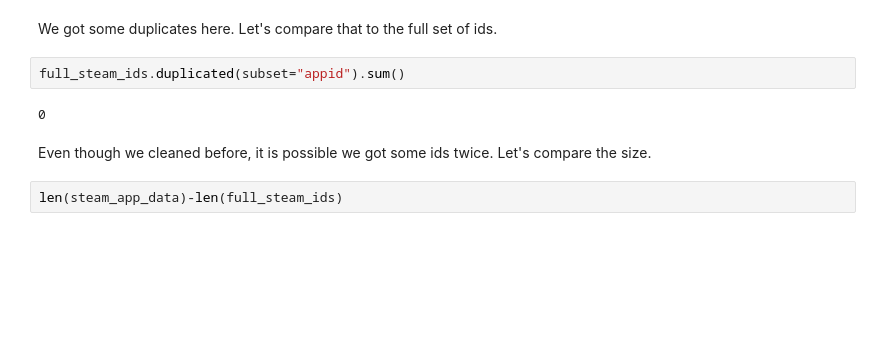
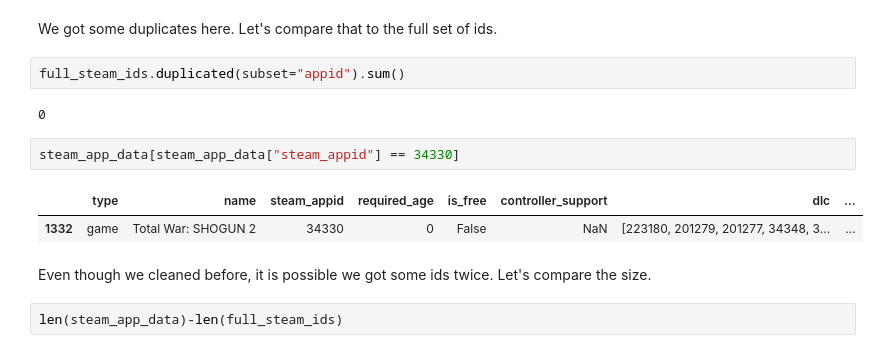
Before and after one commit to Duerkos/steam_analysis, a Jupyter notebook: notebooks/1-data-collection-I01.ipynb, the cells around one changed output. Cells and saved outputs as stored; diff of their text form; blank space fills up the shorter version.

```diff
--- a/notebooks/1-data-collection-I01.ipynb
+++ b/notebooks/1-data-collection-I01.ipynb
@@ -515,6 +519,11 @@ We got some duplicates here. Let's compare that to the full set of ids.
 full_steam_ids.duplicated(subset="appid").sum()
 # %% [output]
 0
+# %%
+steam_app_data[steam_app_data["steam_appid"] == 34330]
+# %% [output]
+|  | type | name | steam_appid | required_age | is_free | controller_support | dlc | ... |
+| 1332 | game | Total War: SHOGUN 2 | 34330 | 0 | False | NaN | [223180, 201279, 201277, 34348, 3... | ... |
 # %% [markdown]
 Even though we cleaned before, it is possible we got some ids twice. Let's compare the size.
 # %%
```
Also changed, not shown: parts of 28 cells of this notebook, 4 other files.
